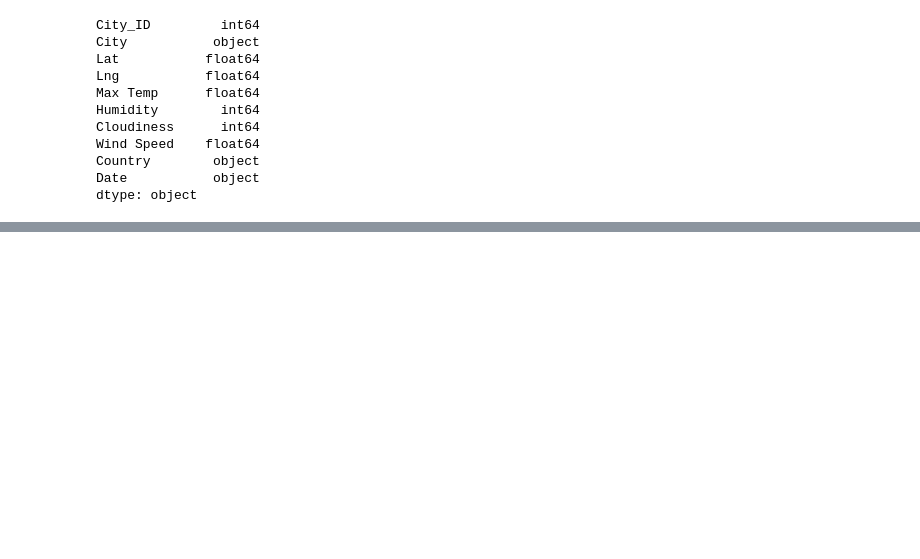
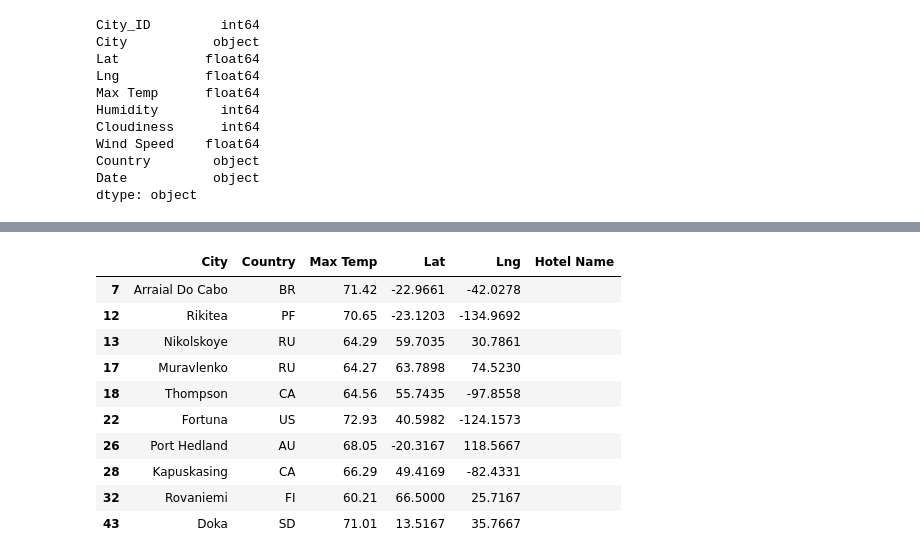
Before and after one commit to Normanfamdamly/World_Weather_Analysis, a Jupyter notebook: VacationPy.ipynb, the cells around one changed output, grey strips where cells are left out. Cells and saved outputs as stored; diff of their text form; code cells hidden in the pictures; blank space fills up the shorter version.

```diff
--- a/VacationPy.ipynb
+++ b/VacationPy.ipynb
@@ -66,0 +112,17 @@ for temp in max_temp:
+# %%
+# Create DataFrame called hotel_df to store hotel names along with city, country, max temp, and coordinates.
+hotel_df = preferred_cities_df[["City", "Country", "Max Temp", "Lat", "Lng"]].copy()
+hotel_df["Hotel Name"] = ""
+hotel_df.head(10)
+# %% [output]
+|  | City | Country | Max Temp | Lat | Lng | Hotel Name |
+| 7 | Arraial Do Cabo | BR | 71.42 | -22.9661 | -42.0278 |  |
+| 12 | Rikitea | PF | 70.65 | -23.1203 | -134.9692 |  |
+| 13 | Nikolskoye | RU | 64.29 | 59.7035 | 30.7861 |  |
+| 17 | Muravlenko | RU | 64.27 | 63.7898 | 74.5230 |  |
+| 18 | Thompson | CA | 64.56 | 55.7435 | -97.8558 |  |
+| 22 | Fortuna | US | 72.93 | 40.5982 | -124.1573 |  |
+| 26 | Port Hedland | AU | 68.05 | -20.3167 | 118.5667 |  |
+| 28 | Kapuskasing | CA | 66.29 | 49.4169 | -82.4331 |  |
+| 32 | Rovaniemi | FI | 60.21 | 66.5000 | 25.7167 |  |
+| 43 | Doka | SD | 71.01 | 13.5167 | 35.7667 |  |
```
Also changed, not shown: parts of 9 cells of this notebook, 1 other file.
